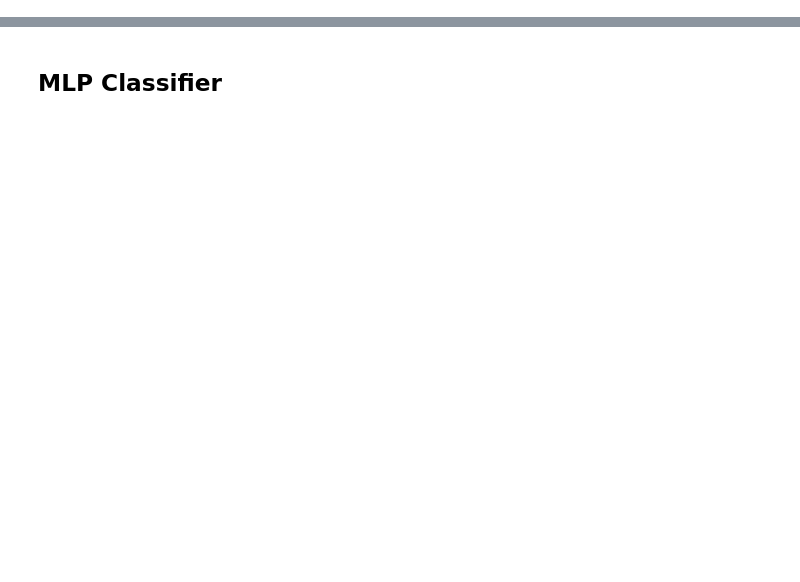
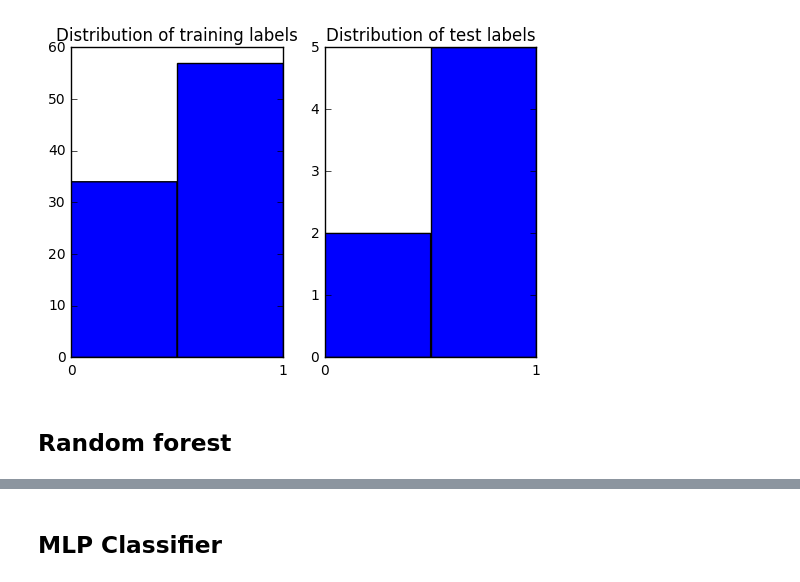
Before and after one commit to Gronlaen/swiss-ice-hockey-playoffs-prediction, a Jupyter notebook: ML.ipynb, the cells around one changed output, grey strips where cells are left out. Saved outputs shown, nothing was run; the diff lists cells and outputs as text; code cells hidden in the pictures; blank space fills up the shorter version.

```diff
--- a/ML.ipynb
+++ b/ML.ipynb
@@ -18,5 +19,6 @@ import itertools
 
 %matplotlib inline
 # %%
-cc = pd.read_csv('Data/Ready_for_ML/lnab_playoff.csv')
-cc.set_index(['Series_ID'],inplace=True)
+data = pd.read_csv('Data/Ready_for_ML/lnab_playoff.csv')
+data.set_index(['Series_ID'],inplace=True)
+data.head()
@@ -54,0 +54,5 @@ plt.hist(y, bins=2);
+# %%
+train_seasons = data.iloc[0:91,:]
+test_season = data.iloc[91:,:]
+test_season_lna = test_season.iloc[[2,3,4,7,8,9,13],:]
+test_season_lna
@@ -55,3 +81,21 @@ plt.hist(y, bins=2);
+# %%
+y_train = train_seasons['Winner'].as_matrix()
+X_train = train_seasons.drop(['Opponent 0', 'Winner', 'Year', 'Opponent 1'], axis=1).as_matrix()
+X_train_norm = MinMaxScaler().fit_transform(X_train)
+y_test = test_season_lna['Winner'].as_matrix()
+X_test = test_season_lna.drop(['Opponent 0', 'Winner', 'Year', 'Opponent 1'], axis=1).as_matrix()
+# %%
+fig,ax = plt.subplots(1, 2)
+ax[0].hist(y_train, bins=2);
+#ax[0].tick_params(axis='x', which='both', bottom='off', top='off', labelbottom='off')
+ax[0].set_xticks([0,1])
+ax[0].set_title('Distribution of training labels')
+ax[1].hist(y_test, bins=2);
+#ax[1].tick_params(axis='x', which='both', bottom='off', top='off', labelbottom='off')
+ax[1].set_xticks([0,1])
+ax[1].set_title('Distribution of test labels');
+# %% [output]
+[figure, added]
 # %%
 def plot_learning_curve(estimator, title, X, y, ylim=None, cv=None,
                         n_jobs=1, train_sizes=np.linspace(.1, 1.0, 5),scoring='roc_auc'):
@@ -117,0 +162,2 @@ def plot_confusion_matrix(cm, classes,
+# %% [markdown]
+## Random forest
```
Also changed, not shown: parts of 25 cells of this notebook.
